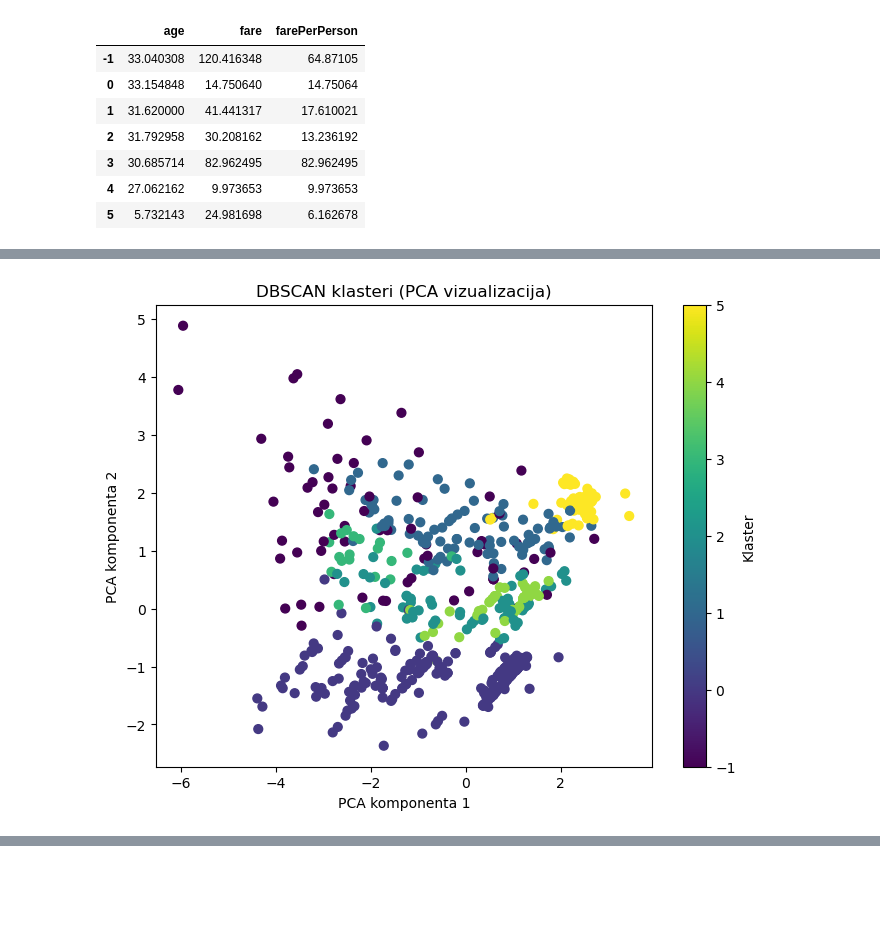
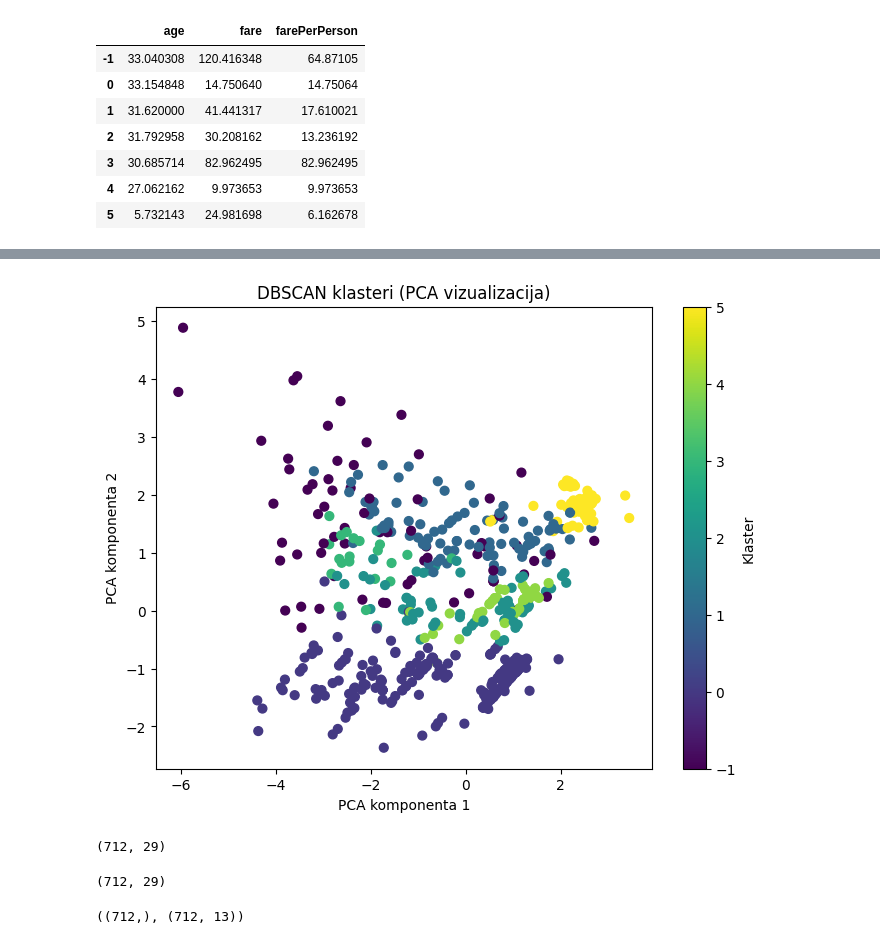
Before and after one commit to BogdanSliskovic/ML, a Jupyter notebook: Titanik.ipynb, the cells around one changed output, grey strips where cells are left out. Saved outputs shown, nothing was run; the diff lists cells and outputs as text; code cells hidden in the pictures; blank space fills up the shorter version.

```diff
--- a/Titanik.ipynb
+++ b/Titanik.ipynb
@@ -1775,18 +1777,6 @@ plt.colorbar(label='Klaster')
 plt.show()
 # %% [output]
 [figure]
-# %%
-dbscan = DBSCAN(eps=1.6, min_samples=5)
-clusters = dbscan.fit_predict(xtrainPrep)
-plt.figure(figsize=(8,6))
-plt.scatter(X_pca[:,0], X_pca[:,1], c=clusters, cmap='viridis', s=40)
-plt.title('DBSCAN klasteri (PCA vizualizacija)')
-plt.xlabel('PCA komponenta 1')
-plt.ylabel('PCA komponenta 2')
-plt.colorbar(label='Klaster')
-plt.show()
-# %% [output]
-[figure]
 # %%
 dbscan = DBSCAN(eps=1.95, min_samples=5)
 clusters = dbscan.fit_predict(xtrainPrep)
@@ -1811,3 +1801,27 @@ plt.colorbar(label='Klaster')
 plt.show()
 # %% [output]
 [figure]
+# %%
+dbscan = DBSCAN(eps=1.6, min_samples=5)
+klaster = dbscan.fit_predict(xtrainPrep)
+plt.figure(figsize=(8,6))
+plt.scatter(X_pca[:,0], X_pca[:,1], c=klaster, cmap='viridis', s=40)
+plt.title('DBSCAN klasteri (PCA vizualizacija)')
+plt.xlabel('PCA komponenta 1')
+plt.ylabel('PCA komponenta 2')
+plt.colorbar(label='Klaster')
+plt.show()
+# %% [output]
+[figure]
+# %%
+xtrainPrep.shape
+# %% [output]
+(712, 29)
+# %%
+nnPipe['prep'].fit_transform(xtrain).shape
+# %% [output]
+(712, 29)
+# %%
+klaster.shape, xtrain.shape
+# %% [output]
+((712,), (712, 13))
```
Also changed, not shown: parts of 28 cells of this notebook.
